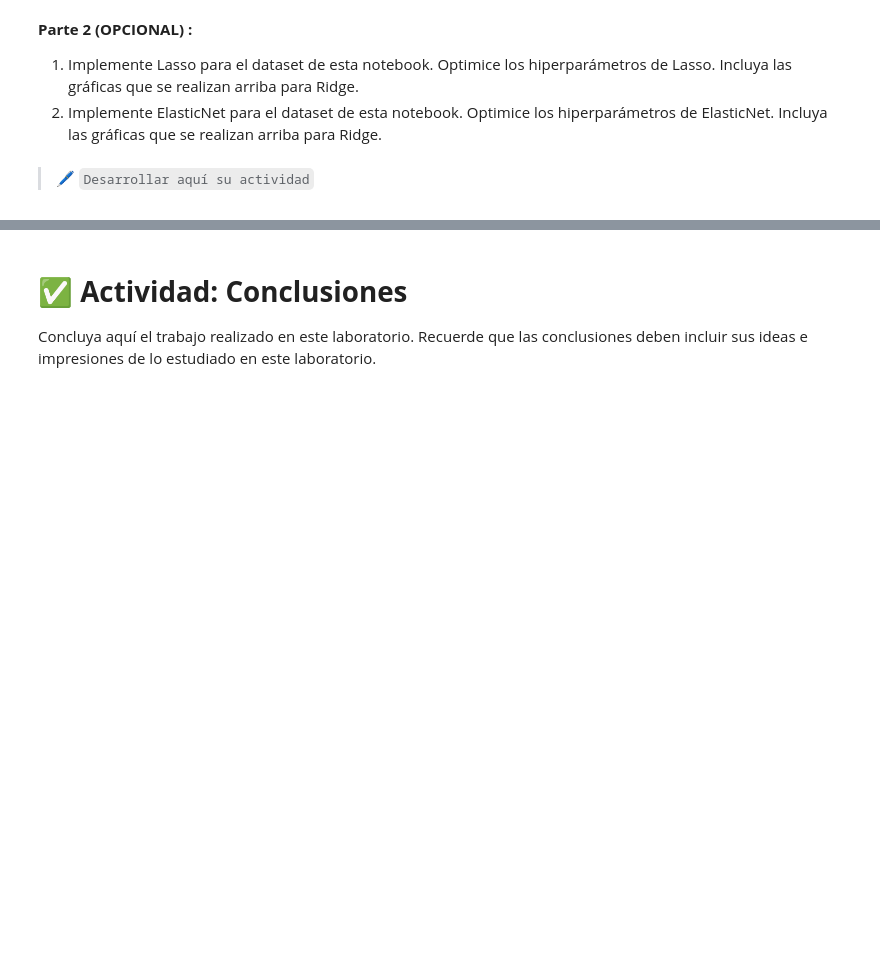
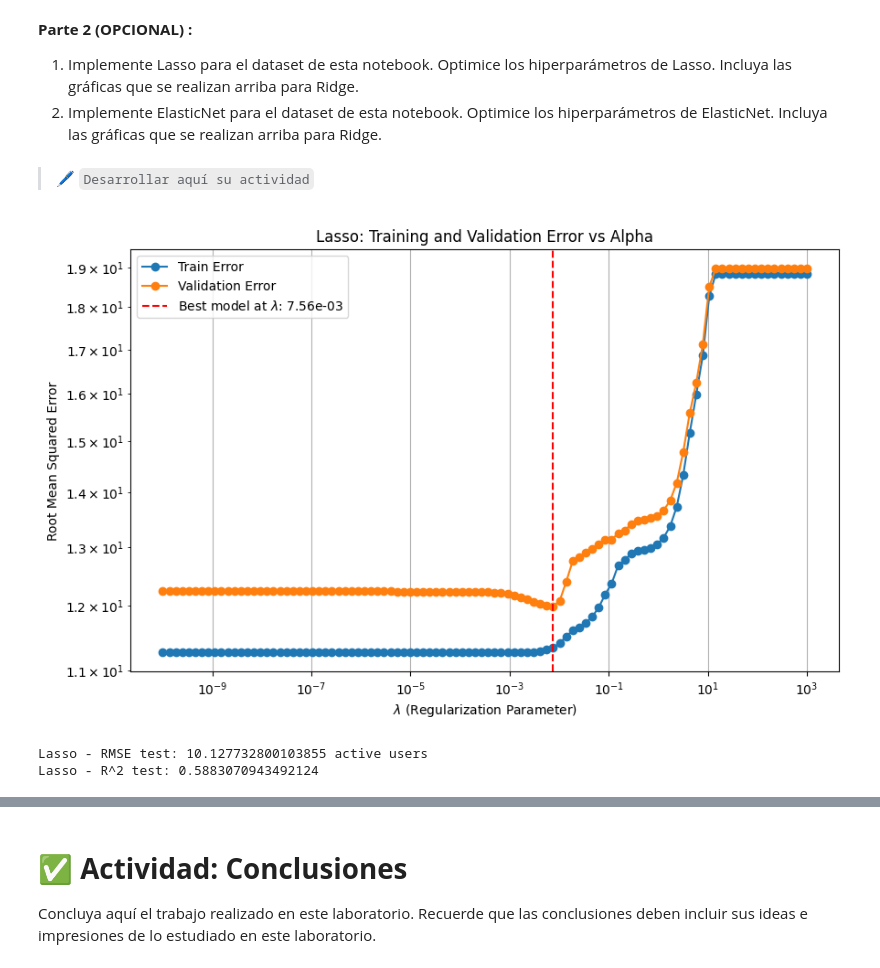
Before and after one commit to JeffAsDRK/Semana_4_IA, a Jupyter notebook: Planteamiento Active Users Lab Regression.ipynb, the cells around one changed output, grey strips where cells are left out. Saved outputs shown, nothing was run; the diff lists cells and outputs as text; code cells hidden in the pictures; blank space fills up the shorter version.

```diff
--- a/Planteamiento Active Users Lab Regression.ipynb
+++ b/Planteamiento Active Users Lab Regression.ipynb
@@ -456,3 +542,60 @@ Finalmente, con base en su consulta, considere la siguiente figura en la que el
 # %% [markdown]
 
 > 🖊 `Desarrollar aquí su actividad`
+# %%
+from sklearn.linear_model import Lasso
+
+# Grid para Lasso
+param_grid_lasso = {'reg__alpha': np.logspace(-10, 3, 100)}
+
+# Pipeline para Lasso
+lasso_model = Pipeline([
+    ('poly', PolynomialFeatures(degree=55)),
+    ('scal', StandardScaler()),
+    ('reg', Lasso(max_iter=10000))  # Lasso puede necesitar más iteraciones
+])
+
+# GridSearchCV para Lasso
+grid_lasso = GridSearchCV(lasso_model, param_grid_lasso,
+                          cv=2,
+                          scoring='neg_mean_squared_error',
+                          return_train_score=True,
+                          verbose=0)
+
+# Ajustar el modelo
+grid_lasso.fit(train_df[['hour']], train_df['users'])
+
+# Obtener resultados
+results_lasso = grid_lasso.cv_results_
+best_lasso = grid_lasso.best_estimator_
+
+# Extraer errores
+train_errors_lasso = np.sqrt(-results_lasso['mean_train_score'])
+val_errors_lasso = np.sqrt(-results_lasso['mean_test_score'])
+alphas_lasso = param_grid_lasso['reg__alpha']
+best_alpha_lasso = best_lasso.named_steps['reg'].alpha
+
+# Gráfica
+plt.figure(figsize=(10, 6))
+plt.plot(alphas_lasso, train_errors_lasso, label='Train Error', marker='o')
+plt.plot(alphas_lasso, val_errors_lasso, label='Validation Error', marker='o')
+plt.axvline(x=best_alpha_lasso, color='r', linestyle='--', label=f'Best model at $\lambda$: {best_alpha_lasso:.2e}')
+plt.xscale('log')
+plt.yscale('log')
+plt.xlabel('$\lambda$ (Regularization Parameter)')
+plt.ylabel('Root Mean Squared Error')
+plt.title('Lasso: Training and Validation Error vs Alpha')
+plt.grid(True)
+plt.legend()
+plt.show()
+
+# Evaluación
+best_lasso.fit(train_df[['hour']], train_df['users'])
+predictions_lasso = best_lasso.predict(test_df[['hour']])
+rmse_lasso, r2_lasso = calculate_regression_metrics(best_lasso, test_df[['hour']], test_df['users'])
+print("Lasso - RMSE test:", rmse_lasso, "active users")
+print("Lasso - R^2 test:", r2_lasso)
+# %% [output]
+[figure, added]
+Lasso - RMSE test: 10.127732800103855 active users
+Lasso - R^2 test: 0.5883070943492124
```
Also changed, not shown: parts of 16 cells of this notebook, 4 other files.
